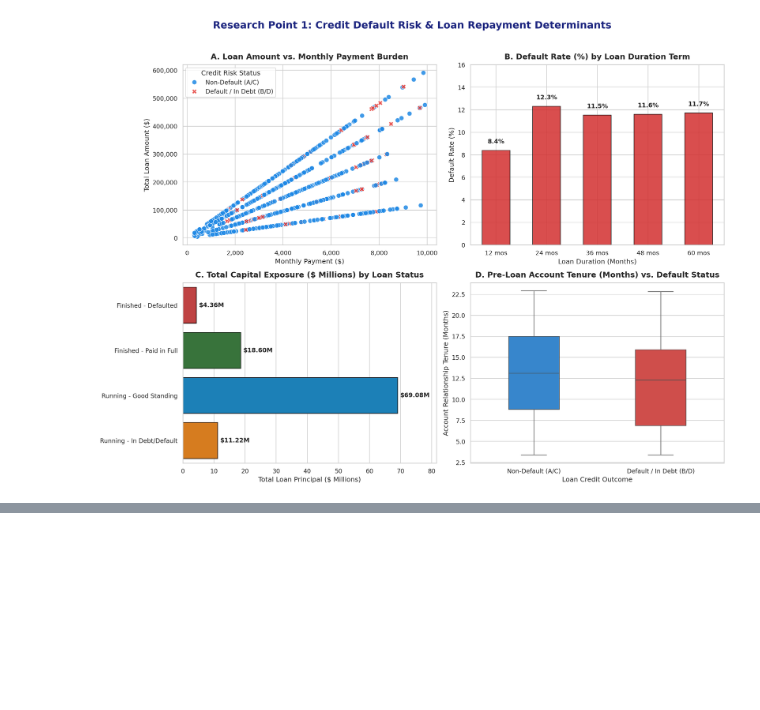
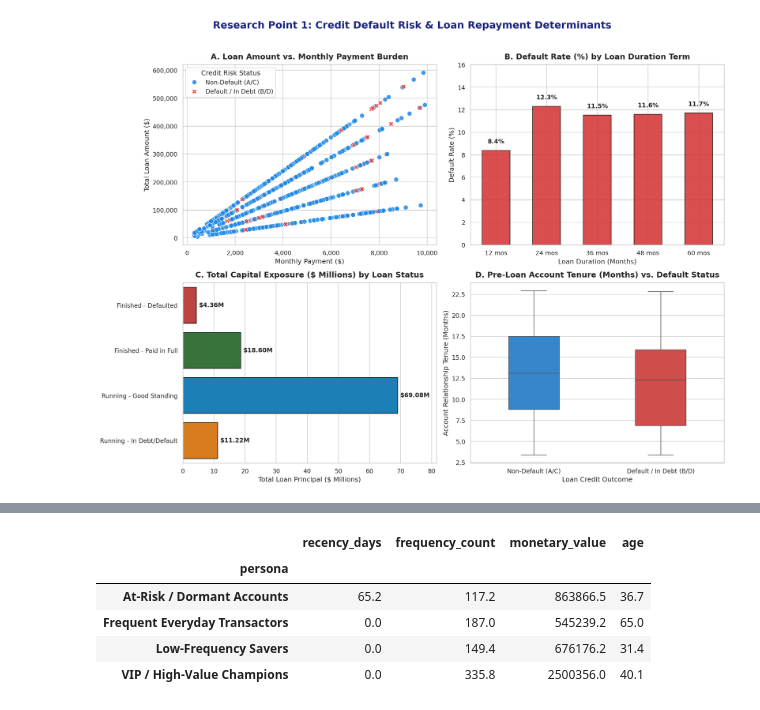
Before and after one commit to weirdiee/CapstoneProject, a Jupyter notebook: PKDD.ipynb, the cells around one changed output, grey strips where cells are left out. Saved outputs shown, nothing was run; the diff lists cells and outputs as text; code cells hidden in the pictures; blank space fills up the shorter version.

```diff
--- a/PKDD.ipynb
+++ b/PKDD.ipynb
@@ -606,0 +656,91 @@ plt.show()
+# %%
+# ==============================================================================
+# RESEARCH POINT 2: RFM SEGMENTATION & K-MEANS CLUSTERING PIPELINE
+# ==============================================================================
+import os
+import pandas as pd
+import numpy as np
+import matplotlib.pyplot as plt
+import seaborn as sns
+from sklearn.preprocessing import StandardScaler
+from sklearn.cluster import KMeans
+
+# Set data directory path
+DATA_DIR = '/content/drive/MyDrive/Capstone_Project/'
+
+# 1. Load Cleaned Datasets
+df_transactions = pd.read_csv(os.path.join(DATA_DIR, 'Transaction_clean.csv'), parse_dates=['date'])
+df_client = pd.read_csv(os.path.join(DATA_DIR, 'Client.csv'), parse_dates=['birth_date'])
+df_disp = pd.read_csv(os.path.join(DATA_DIR, 'Disp.csv'))
+df_account = pd.read_csv(os.path.join(DATA_DIR, 'Account.csv'), parse_dates=['date'])
+
+# Set fixed observation snapshot date
+snapshot_date = pd.to_datetime('1998-12-31')
+
+# 2. Compute Account-Level RFM Metrics
+rfm = df_transactions.groupby('account_id').agg(
+    recency_days=('date', lambda x: (snapshot_date - x.max()).days),
+    frequency_count=('trans_id', 'count'),
+    monetary_value=('amount', 'sum')
+).reset_index()
+
+# 3. Join with Account Owner Demographics (Disp + Client)
+df_owner = df_disp[df_disp['type'] == 'OWNER'].merge(df_client, on='client_id', how='left')
+rfm_df = rfm.merge(df_owner[['account_id', 'client_id', 'gender', 'birth_date']], on='account_id', how='left')
+
+# Calculate Client Age as of snapshot date
+rfm_df['age'] = ((snapshot_date - rfm_df['birth_date']).dt.days / 365.25).round(1)
+rfm_df['age_group'] = pd.cut(
+    rfm_df['age'],
+    bins=[0, 24, 40, 60, 120],
+    labels=['<25 (Gen Z)', '25-40 (Millennials)', '41-60 (Gen X)', '60+ (Seniors)']
+)
+
+# Handle potential missing demographic values
+rfm_df = rfm_df.dropna(subset=['recency_days', 'frequency_count', 'monetary_value', 'age'])
+
+# 4. Feature Transformation & Scaling
+rfm_df['log_R'] = np.log1p(rfm_df['recency_days'])
+rfm_df['log_F'] = np.log1p(rfm_df['frequency_count'])
+rfm_df['log_M'] = np.log1p(rfm_df['monetary_value'])
+
+features = ['log_R', 'log_F', 'log_M', 'age']
+scaler = StandardScaler()
+X_scaled = scaler.fit_transform(rfm_df[features])
+
+# 5. Fit K-Means Clustering (K = 4 Personas)
+kmeans = KMeans(n_clusters=4, random_state=42, n_init=10)
+rfm_df['cluster'] = kmeans.fit_predict(X_scaled)
+
+# 6. Map Behavioral Personas based on Cluster Attributes
+cluster_summary = rfm_df.groupby('cluster').agg({
+    'recency_days': 'mean',
+    'frequency_count': 'mean',
+    'monetary_value': 'mean',
+    'age': 'mean'
+})
+
+persona_map = {}
+for c in cluster_summary.index:
+    r = cluster_summary.loc[c, 'recency_days']
+    f = cluster_summary.loc[c, 'frequency_count']
+    m = cluster_summary.loc[c, 'monetary_value']
+
+    if m > cluster_summary['monetary_value'].median() and f > cluster_summary['frequency_count'].median():
+        persona_map[c] = 'VIP / High-Value Champions'
+    elif r > cluster_summary['recency_days'].median():
+        persona_map[c] = 'At-Risk / Dormant Accounts'
+    elif f > cluster_summary['frequency_count'].median():
+        persona_map[c] = 'Frequent Everyday Transactors'
+    else:
+        persona_map[c] = 'Low-Frequency Savers'
+
+rfm_df['persona'] = rfm_df['cluster'].map(persona_map)
+
+# 7. Export Scored RFM Dataset for Power BI
+export_path = os.path.join(DATA_DIR, 'RFM_Customer_Segments.csv')
+rfm_df.to_csv(export_path, index=False)
+
+print(f"✅ RFM Segmentation Complete! Dataset exported to '{export_path}'")
+display(rfm_df.groupby('persona')[['recency_days', 'frequency_count', 'monetary_value', 'age']].mean().round(1))
+# %% [output]
@@ -606,0 +748,6 @@ plt.show()
+|  | recency_days | frequency_count | monetary_value | age |
+| persona |  |  |  |  |
+| At-Risk / Dormant Accounts | 65.2 | 117.2 | 863866.5 | 36.7 |
+| Frequent Everyday Transactors | 0.0 | 187.0 | 545239.2 | 65.0 |
+| Low-Frequency Savers | 0.0 | 149.4 | 676176.2 | 31.4 |
+| VIP / High-Value Champions | 0.0 | 335.8 | 2500356.0 | 40.1 |
```
Also changed, not shown: parts of 5 cells of this notebook.
